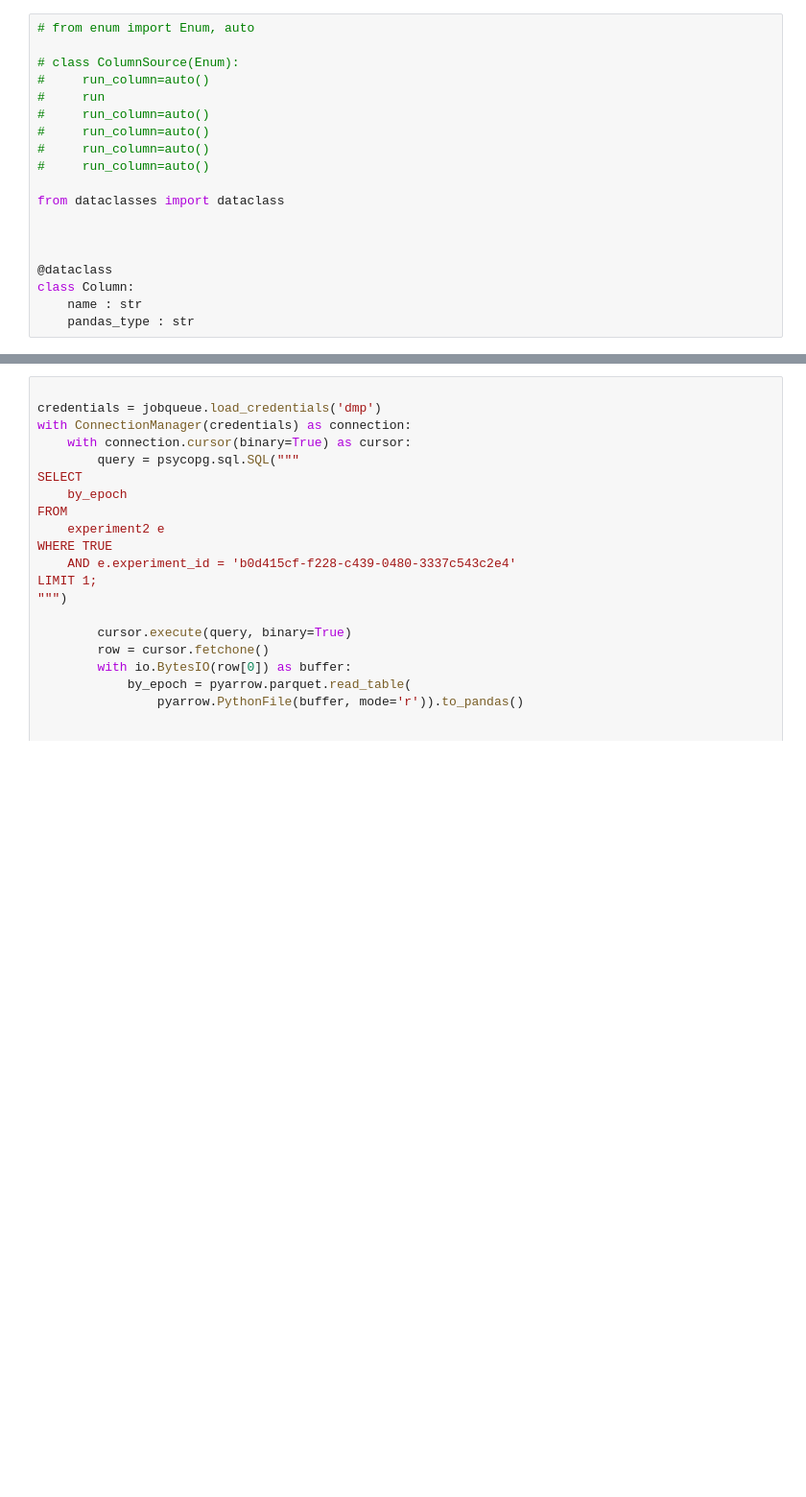
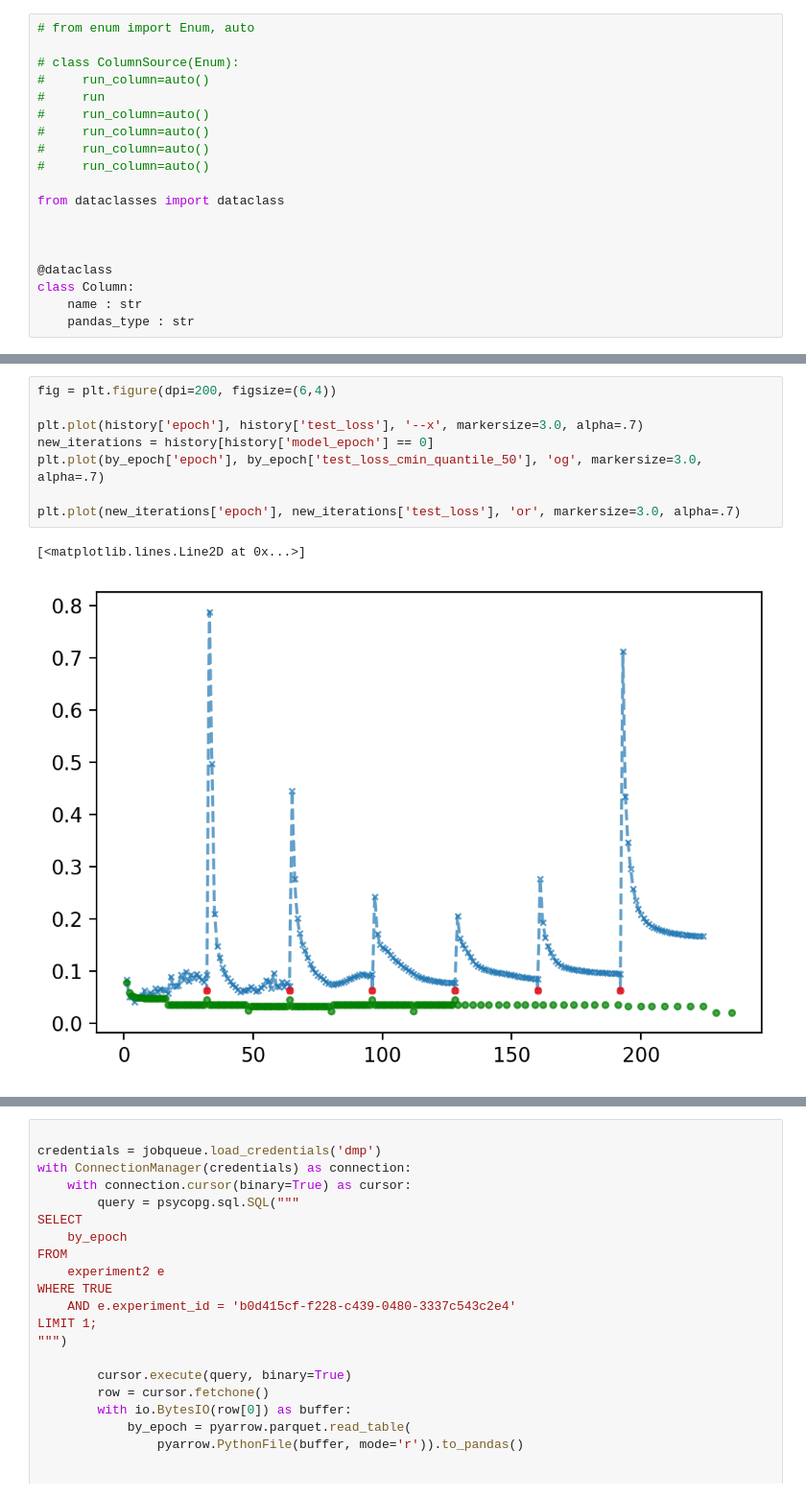
Before and after one commit to NREL/BUTTER-Empirical-Deep-Learning-Experimental-Framework, a Jupyter notebook: example/database_query_example.ipynb, the cells around one changed output, grey strips where cells are left out. Shown at 96% size. Cells and saved outputs as stored; diff of their text form; blank space fills up the shorter version.

```diff
--- a/example/database_query_example.ipynb
+++ b/example/database_query_example.ipynb
@@ -79,0 +179,11 @@ history
+# %%
+fig = plt.figure(dpi=200, figsize=(6,4))
+
+plt.plot(history['epoch'], history['test_loss'], '--x', markersize=3.0, alpha=.7)
+new_iterations = history[history['model_epoch'] == 0]
+plt.plot(by_epoch['epoch'], by_epoch['test_loss_cmin_quantile_50'], 'og', markersize=3.0, alpha=.7)
+
+plt.plot(new_iterations['epoch'], new_iterations['test_loss'], 'or', markersize=3.0, alpha=.7)
+# %% [output]
+[<matplotlib.lines.Line2D at 0x...>]
+[figure, added]
```
Also changed, not shown: parts of 9 cells of this notebook.
